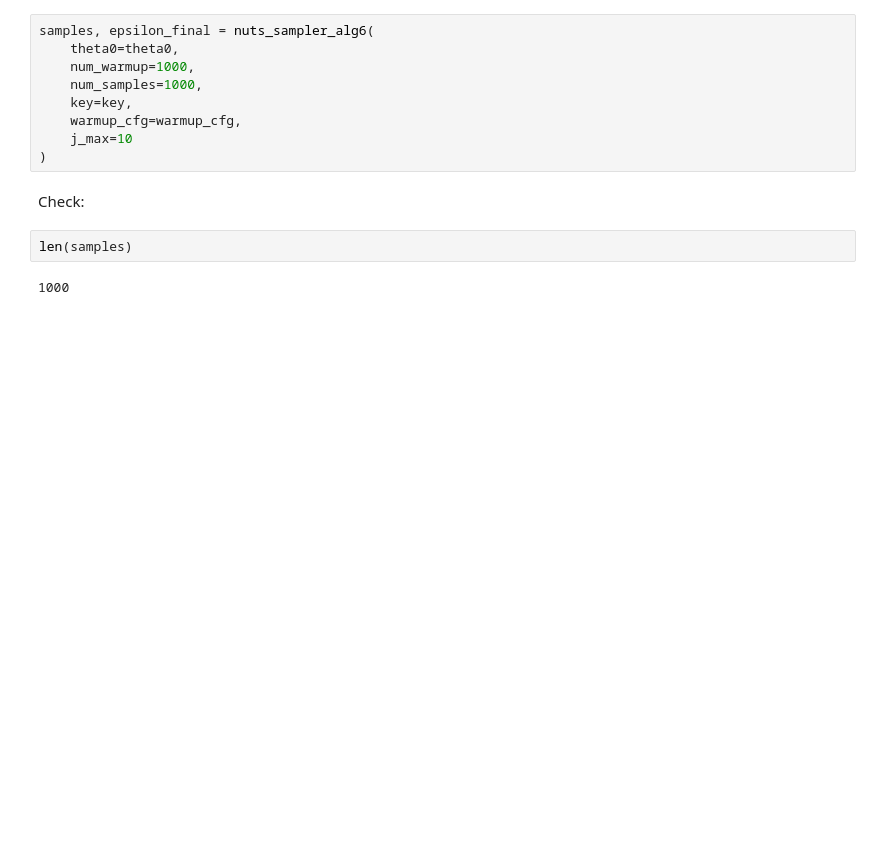
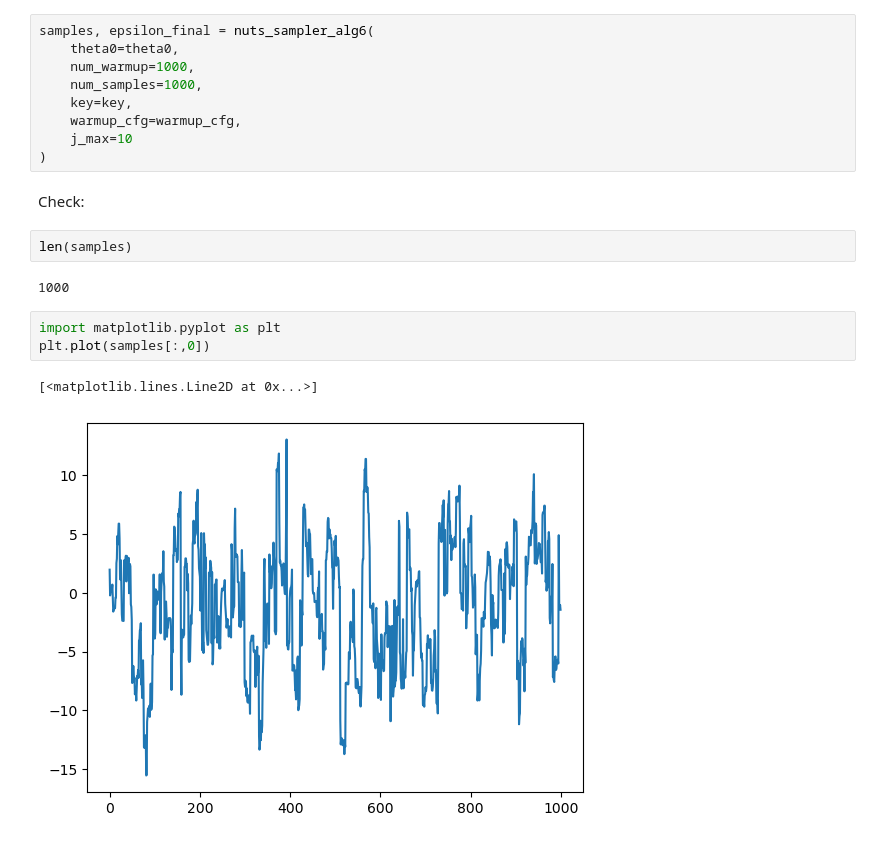
Before and after one commit to Mattia-Ponchio/Inference_Project, a Jupyter notebook: JAX_NUTS_Gauss10D.ipynb, the cells around one changed output. Drawn from its saved outputs; the diff is of its cells as text; blank space fills up the shorter version.

Commit message:
added few graphics

```diff
--- a/JAX_NUTS_Gauss10D.ipynb
+++ b/JAX_NUTS_Gauss10D.ipynb
@@ -35,6 +56,12 @@ Check:
 len(samples)
 # %% [output]
 1000
+# %%
+import matplotlib.pyplot as plt
+plt.plot(samples[:,0])
+# %% [output]
+[<matplotlib.lines.Line2D at 0x...>]
+[figure, added]
 # %%
 print("Epsilon after the warmup:", epsilon_final)
 # %% [output]
```
Also changed, not shown: parts of 13 cells of this notebook.
